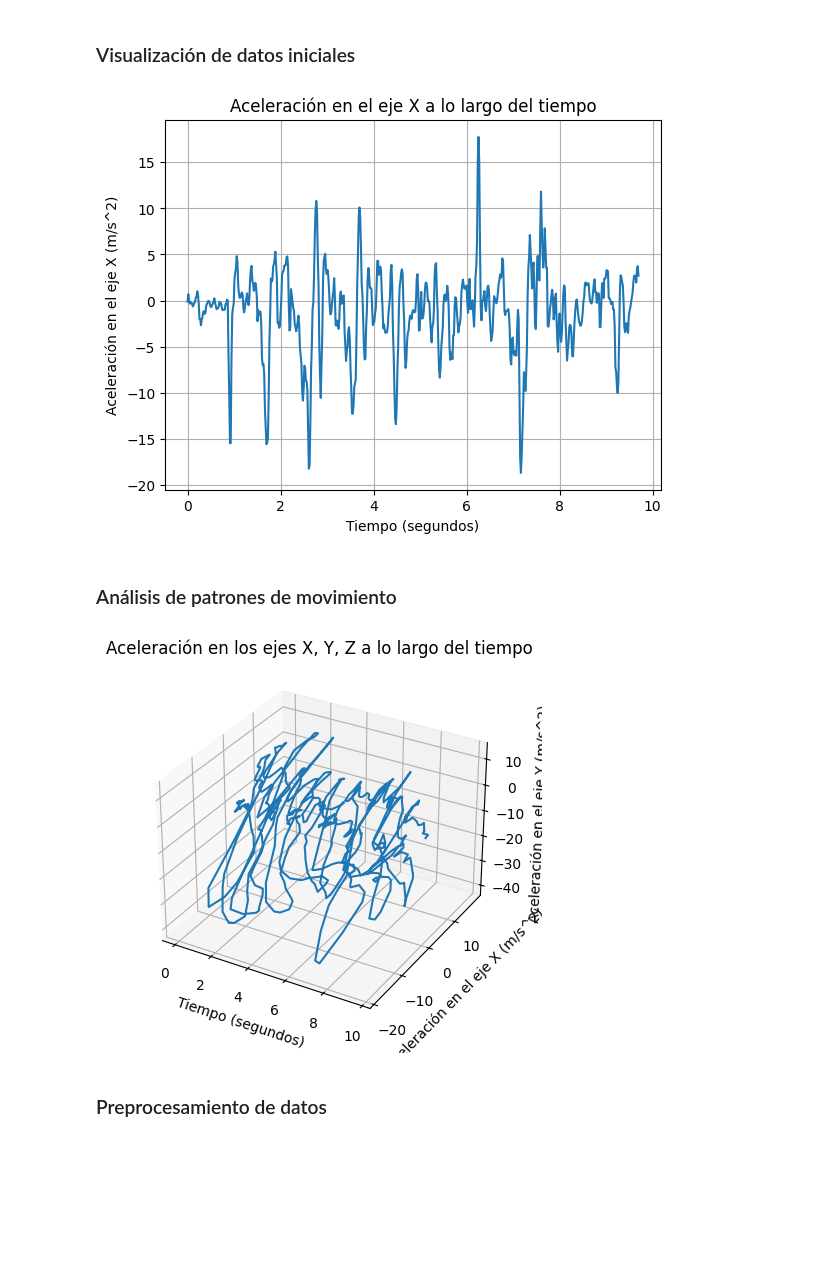
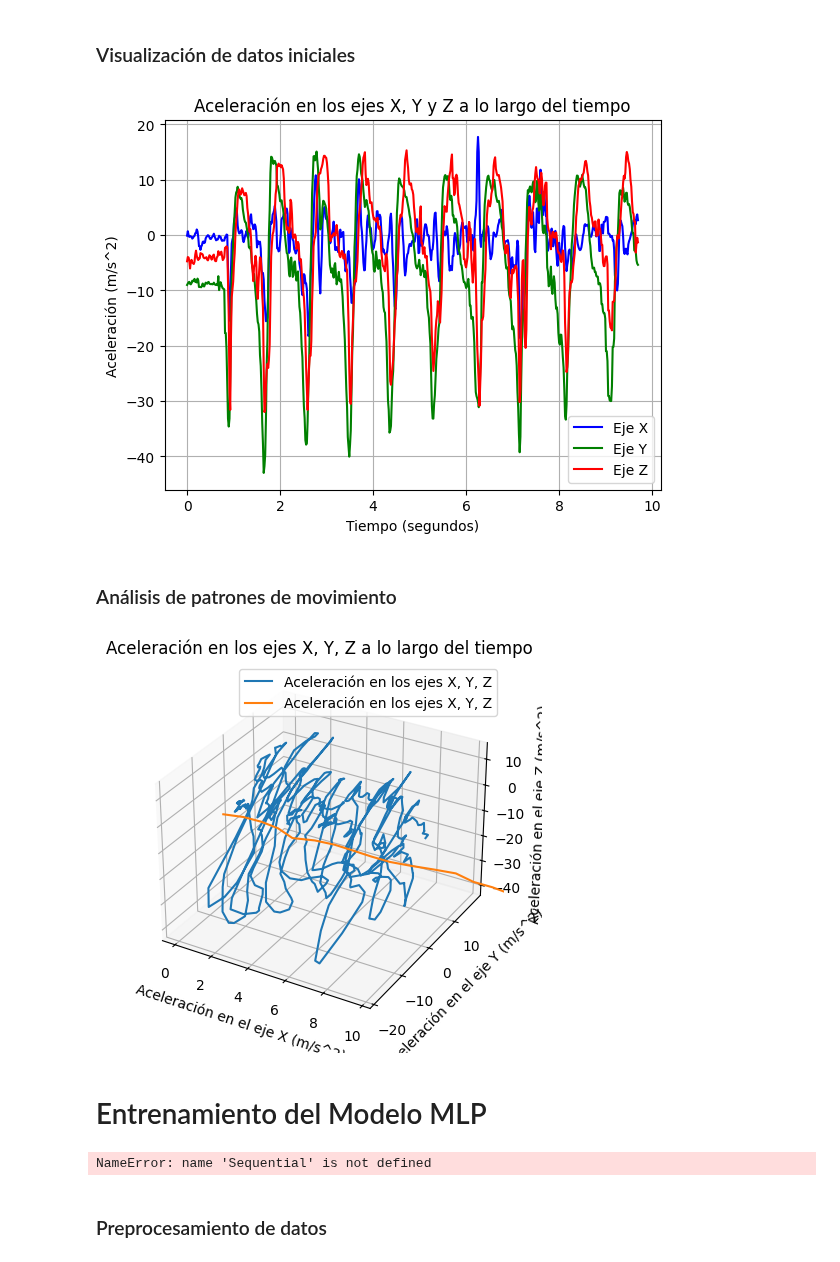
Before and after one commit to Sebastian-Cely/M1-Procesamiento-datos-secuenciales, a Jupyter notebook: notebooks/motion_model.ipynb, the cells around one changed output. Saved outputs shown, nothing was run; the diff lists cells and outputs as text; code cells hidden in the pictures; blank space fills up the shorter version.

Commit message:
Ajuste de Modelo MLP
s

```diff
--- a/notebooks/motion_model.ipynb
+++ b/notebooks/motion_model.ipynb
@@ -56,22 +62,28 @@ Valores de los sensores:
 # %% [markdown]
 ### Visualización de datos iniciales
 # %%
-# Obtener los valores de la aceleración en el eje X
+# Obtener los valores de la aceleración en el eje X, Y y Z
 valores_x = [dato[0] for dato in valores_sensores]
+valores_y = [dato[1] for dato in valores_sensores]
+valores_z = [dato[2] for dato in valores_sensores]
 
 # Crear una lista de tiempos para cada punto de datos
 # Suponiendo que los datos se registraron a intervalos regulares de 16 ms
 tiempos = [i * 0.016 for i in range(len(valores_x))]
 
-# Trazar los valores de la aceleración en el eje X con respecto al tiempo
-plt.plot(tiempos, valores_x)
+# Trazar los valores de la aceleración en el eje X, Y y Z con respecto al tiempo
+plt.plot(tiempos, valores_x, label='Eje X', color='blue')
+plt.plot(tiempos, valores_y, label='Eje Y', color='green')
+plt.plot(tiempos, valores_z, label='Eje Z', color='red')
+
 plt.xlabel('Tiempo (segundos)')
-plt.ylabel('Aceleración en el eje X (m/s^2)')
-plt.title('Aceleración en el eje X a lo largo del tiempo')
+plt.ylabel('Aceleración (m/s^2)')
+plt.title('Aceleración en los ejes X, Y y Z a lo largo del tiempo')
 plt.grid(True)
+plt.legend()
 plt.show()
 # %% [output]
-[figure, old version]
+[figure, new version]
 # %% [markdown]
 ### Análisis de patrones de movimiento
 # %%
@@ -88,15 +100,40 @@ tiempos = [i * 0.016 for i in range(len(valores_x))]
 # Trazar la aceleración en los ejes X, Y, Z en una gráfica tridimensional
 fig = plt.figure()
 ax = fig.add_subplot(111, projection='3d')
-ax.plot(tiempos, valores_x, valores_y, label='Aceleración en los ejes X, Y, Z')
-ax.set_xlabel('Tiempo (segundos)')
-ax.set_ylabel('Aceleración en el eje X (m/s^2)')
-ax.set_zlabel('Aceleración en el eje Y (m/s^2)')
+ax.plot(tiempos, valores_x, valores_y, valores_z, label='Aceleración en los ejes X, Y, Z')
+ax.set_xlabel('Aceleración en el eje X (m/s^2)')
+ax.set_ylabel('Aceleración en el eje Y (m/s^2)')
+ax.set_zlabel('Aceleración en el eje Z (m/s^2)')
 plt.title('Aceleración en los ejes X, Y, Z a lo largo del tiempo')
 plt.grid(True)
+plt.legend()
 plt.show()
 # %% [output]
-[figure, old version]
+[figure, new version]
+# %% [markdown]
+# Entrenamiento del Modelo MLP
+# %%
+
+# Definición del Modelo MLP
+model_mlp = Sequential([
+    Flatten(input_shape=(3,)),
+    Dense(64, activation='relu'),
+    Dense(32, activation='relu'),
+    Dense(5, activation='softmax')
+])
+
+# Compilación del Modelo
+model_mlp.compile(optimizer='adam',
+                  loss='sparse_categorical_crossentropy',
+                  metrics=['accuracy'])
+
+# Imprimir Modelo
+model_mlp.summary()
+
+# Entrenamiento del Modelo
+history_mlp = model_mlp.fit(X_train, y_train, epochs=10, validation_data=(X_val, y_val))
+# %% [output]
+NameError: name 'Sequential' is not defined
 # %% [markdown]
 ### Preprocesamiento de datos
 # %%
```
Also changed, not shown: parts of 1 cell of this notebook.
